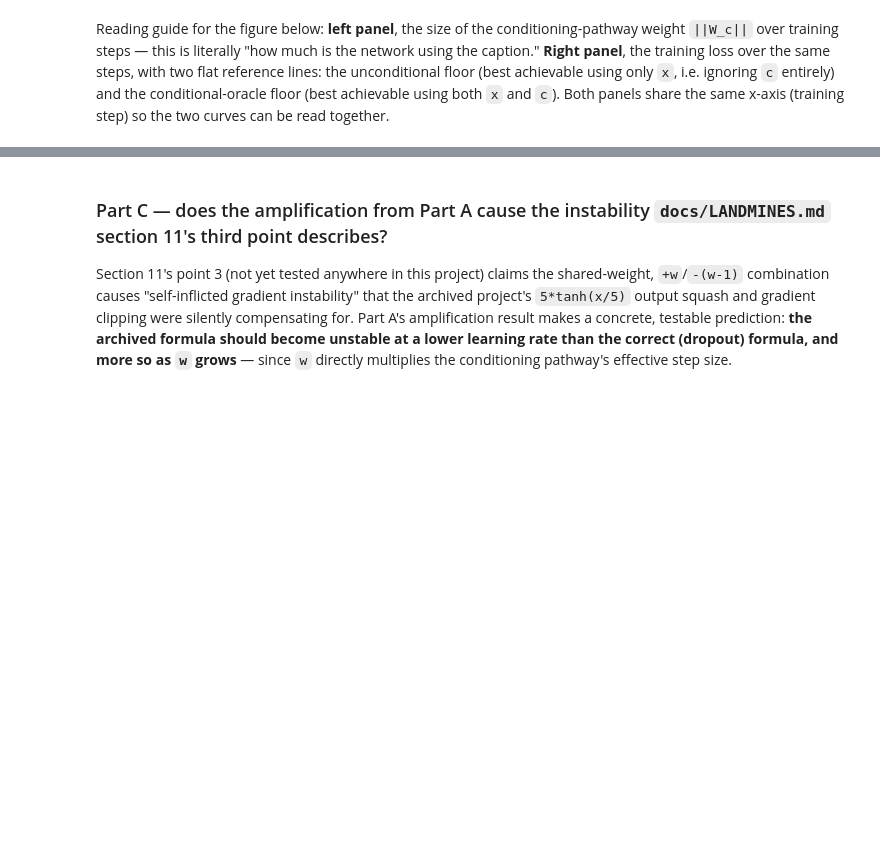
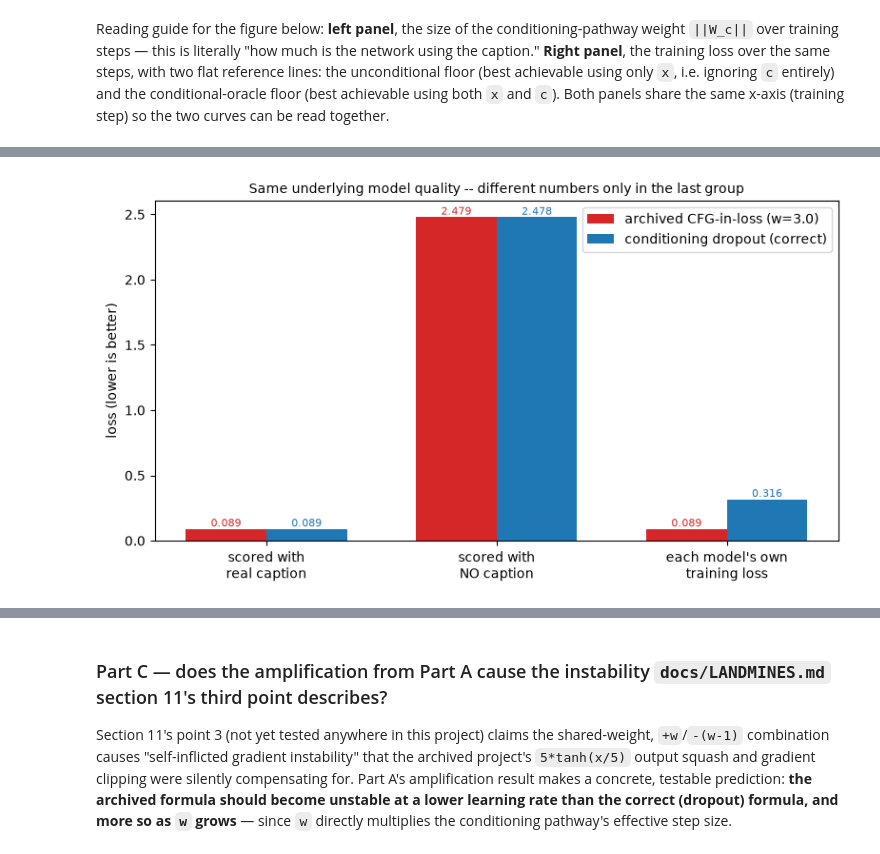
Before and after one commit to mjsushanth/T2P-motion-gen-redo, a Jupyter notebook: notebooks/06_cfg_training_loss_collapse.ipynb, the cells around one changed output, grey strips where cells are left out. Drawn from its saved outputs; the diff is of its cells as text; code cells hidden in the pictures; blank space fills up the shorter version.

```diff
--- a/notebooks/06_cfg_training_loss_collapse.ipynb
+++ b/notebooks/06_cfg_training_loss_collapse.ipynb
@@ -348,0 +414,25 @@ divergence, not for getting stuck — worth testing directly rather than assumed
+# %%
+fig, ax = plt.subplots(figsize=(8, 4.5))
+groups = ["scored with\nreal caption", "scored with\nNO caption", "each model's own\ntraining loss"]
+archived_vals = [archived_on_real_caption, archived_on_no_caption, loss_archived[-1]]
+dropout_vals = [dropout_on_real_caption, dropout_on_no_caption, loss_dropout[-1]]
+
+x_pos = np.arange(len(groups))
+width = 0.35
+ax.bar(x_pos - width/2, archived_vals, width, label="archived CFG-in-loss (w=3.0)", color="tab:red")
+ax.bar(x_pos + width/2, dropout_vals, width, label="conditioning dropout (correct)", color="tab:blue")
+ax.set_xticks(x_pos)
+ax.set_xticklabels(groups)
+ax.set_ylabel("loss (lower is better)")
+ax.set_title("Same underlying model quality -- different numbers only in the last group", fontsize=10)
+ax.legend()
+
+for i, (a, d) in enumerate(zip(archived_vals, dropout_vals)):
+    ax.annotate(f"{a:.3f}", (x_pos[i]-width/2, a), ha="center", va="bottom", fontsize=8, color="tab:red")
+    ax.annotate(f"{d:.3f}", (x_pos[i]+width/2, d), ha="center", va="bottom", fontsize=8, color="tab:blue")
+
+plt.tight_layout()
+plt.savefig("06_loss_is_not_a_result.png", dpi=110)
+plt.show()
+# %% [output]
+[figure, added]
```
Also changed, not shown: parts of 6 cells of this notebook, 4 other files.
